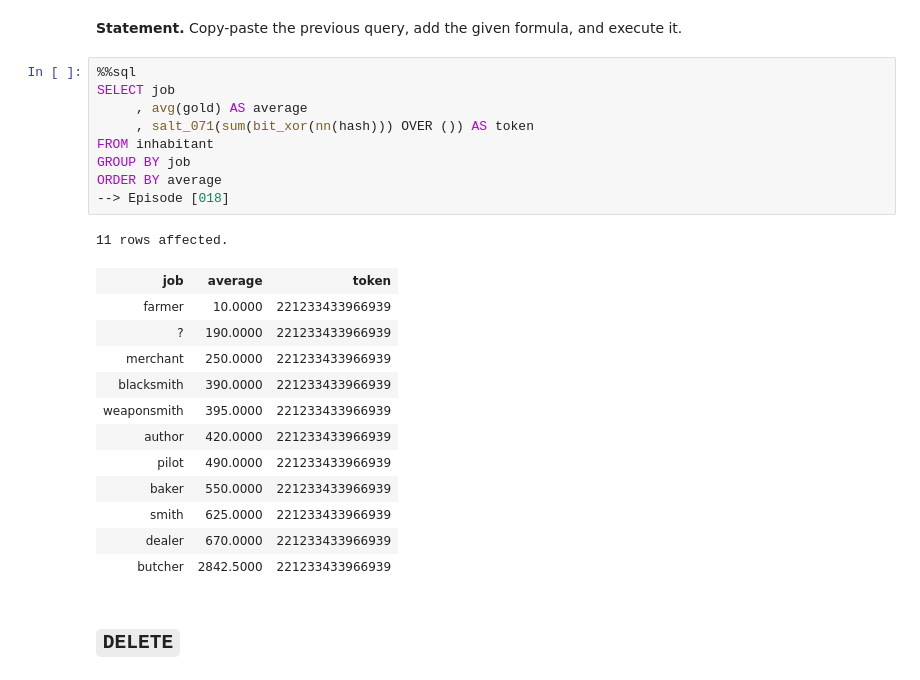
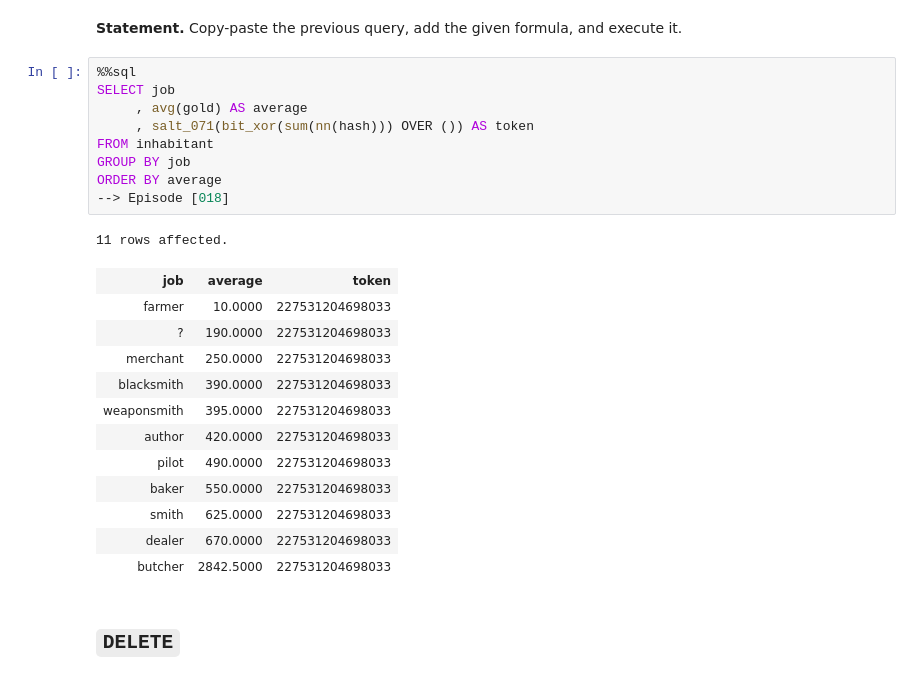
Before and after one commit to laowantong/sqlab_island, a Jupyter notebook: en/mysql/sqlab_island.ipynb, the cells around one changed output. Drawn from its saved outputs; the diff is of its cells as text.

```diff
--- a/en/mysql/sqlab_island.ipynb
+++ b/en/mysql/sqlab_island.ipynb
@@ -1461,26 +1461,26 @@ ORDER BY avg(gold)
 # %%
 %%sql
 SELECT job
      , avg(gold) AS average
-     , salt_071(sum(bit_xor(nn(hash))) OVER ()) AS token
+     , salt_071(bit_xor(sum(nn(hash))) OVER ()) AS token
 FROM inhabitant
 GROUP BY job
 ORDER BY average
 --> Episode [018]
 # %% [output]
 11 rows affected.
 | job | average | token |
-| farmer | 10.0000 | 221233433966939 |
-| ? | 190.0000 | 221233433966939 |
-| merchant | 250.0000 | 221233433966939 |
-| blacksmith | 390.0000 | 221233433966939 |
-| weaponsmith | 395.0000 | 221233433966939 |
-| author | 420.0000 | 221233433966939 |
-| pilot | 490.0000 | 221233433966939 |
-| baker | 550.0000 | 221233433966939 |
-| smith | 625.0000 | 221233433966939 |
-| dealer | 670.0000 | 221233433966939 |
-| butcher | 2842.5000 | 221233433966939 |
+| farmer | 10.0000 | 227531204698033 |
+| ? | 190.0000 | 227531204698033 |
+| merchant | 250.0000 | 227531204698033 |
+| blacksmith | 390.0000 | 227531204698033 |
+| weaponsmith | 395.0000 | 227531204698033 |
+| author | 420.0000 | 227531204698033 |
+| pilot | 490.0000 | 227531204698033 |
+| baker | 550.0000 | 227531204698033 |
+| smith | 625.0000 | 227531204698033 |
+| dealer | 670.0000 | 227531204698033 |
+| butcher | 2842.5000 | 227531204698033 |
 # %% [markdown]
 ## `DELETE`
 # %% [markdown]
```
Also changed, not shown: parts of 8 cells of this notebook, 22 other files.
